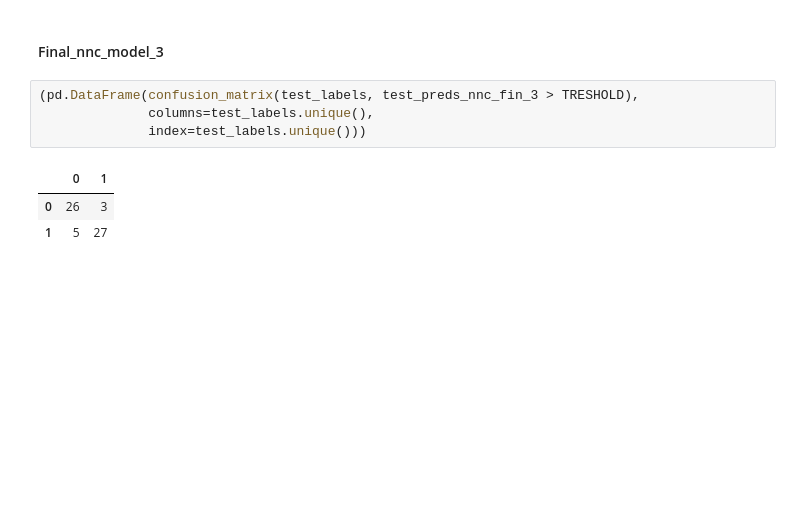
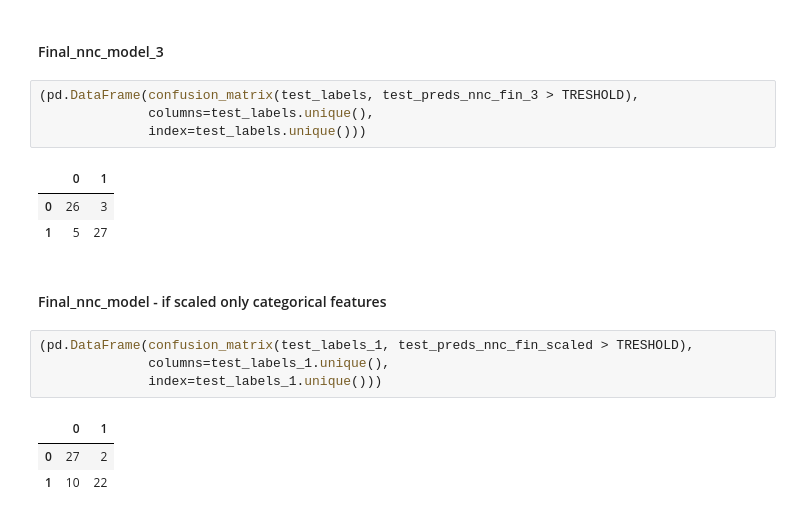
Before and after one commit to aupe/ml_dl_heart, a Jupyter notebook: Heart.ipynb, the cells around one changed output. Saved outputs shown, nothing was run; the diff lists cells and outputs as text; blank space fills up the shorter version.

```diff
--- a/Heart.ipynb
+++ b/Heart.ipynb
@@ -1050,3 +1207,13 @@ print_conf_mat(best_lr_rs_s)
 |  | 0 | 1 |
 | 0 | 26 | 3 |
 | 1 | 5 | 27 |
+# %% [markdown]
+#### Final_nnc_model - if scaled only categorical features
+# %%
+(pd.DataFrame(confusion_matrix(test_labels_1, test_preds_nnc_fin_scaled > TRESHOLD),
+              columns=test_labels_1.unique(),
+              index=test_labels_1.unique()))
+# %% [output]
+|  | 0 | 1 |
+| 0 | 27 | 2 |
+| 1 | 10 | 22 |
```
Also changed, not shown: parts of 27 cells of this notebook, 1 other file.
